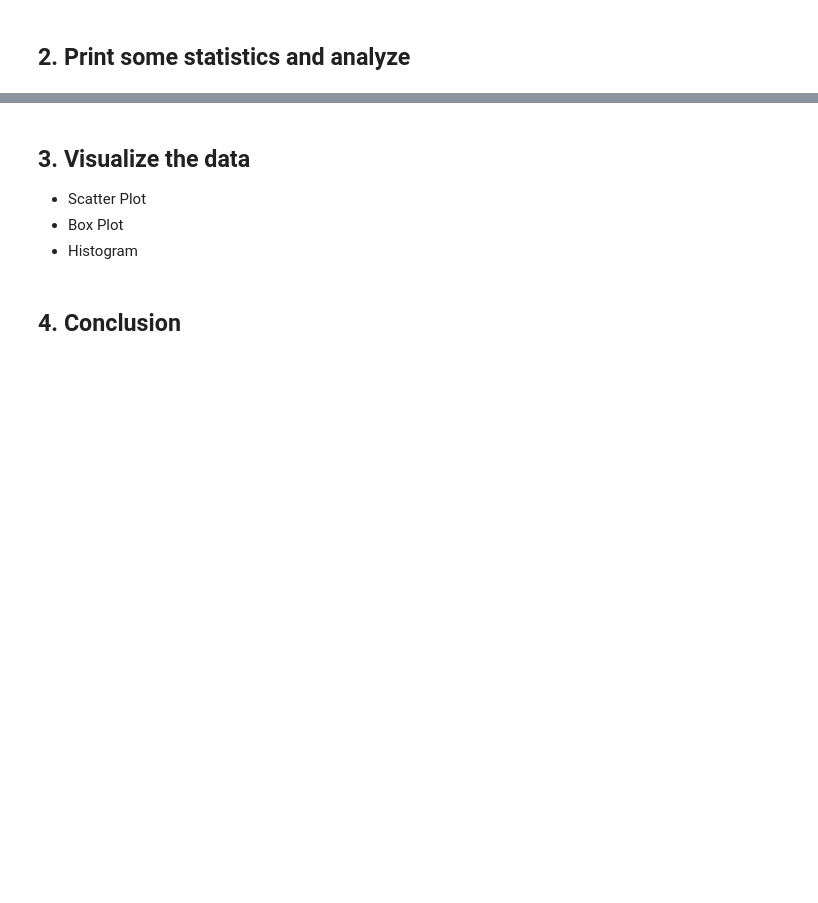
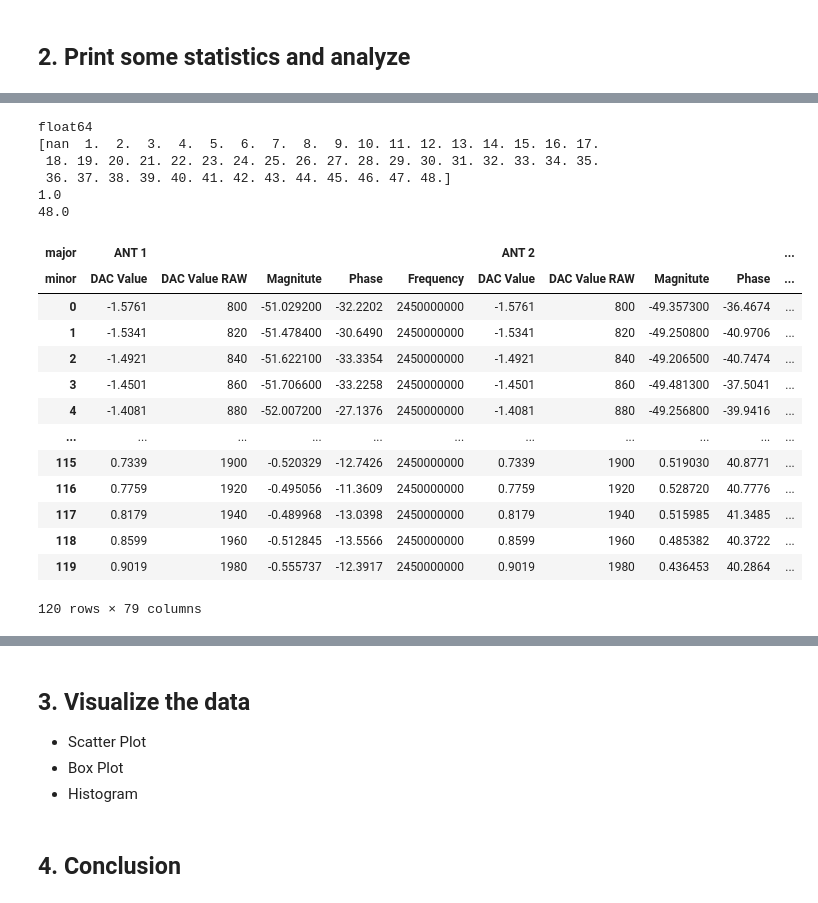
Before and after one commit to yhfrds/data-science-and-machine-learning-1, a Jupyter notebook: Lab 1/DS_ML_I_P1b.ipynb, the cells around one changed output, grey strips where cells are left out. Cells and saved outputs as stored; diff of their text form; code cells hidden in the pictures; blank space fills up the shorter version.

```diff
--- a/Lab 1/DS_ML_I_P1b.ipynb
+++ b/Lab 1/DS_ML_I_P1b.ipynb
@@ -21,6 +21,9 @@ import pandas as pd
 import glob
 import os
 import numpy as np
+# %%
+pd.options.display.max_columns=1000
+pd.options.display.max_rows=20
 # %% [markdown]
 The code loads measurement data from multiple Excel files, each containing measurement data from 15 antennas, and organizes it into one structured DataFrame. It fulfills the task requirements by:
 
@@ -48,5 +51,5 @@ for file in file_paths:
     df["filename"] = os.path.splitext(os.path.basename(file))[0]
     dfs.append(pd.concat(file_data, axis=1))
 
-measurement_df = pd.concat(dfs, ignore_index=True)
+df_measurement = pd.concat(dfs, ignore_index=True)
 # %% [output]
@@ -57,9 +60,10 @@ The object information was read into a DataFrame from the measurement protocol f
 # %%
-oi = pd.read_excel("P1b/Messprotokoll_18_04_2023_open_V1.xlsx", sheet_name='Tabelle2').rename(columns={
+oi = pd.read_excel("P1b/Messprotokoll_18_04_2023.xlsx", skiprows=6, usecols="C:H").rename(columns={
     "Messung": "measurement",
     "Gegenstand": "object",
     "Postion": "position",
     "Dateienname ": "filename",
-    "Bild ": "picture"
+    "Bild ": "picture",
+    "Anmerkungen": "comments"
 })
 # %% [markdown]
@@ -76,2 +74,8 @@ measurement_df['image_name'] = measurement_df['filename'].map(mp['picture'])
+# %%
+df_measurement['filename'] = df_measurement['filename'].astype(str).str.strip()
+
+df_measurement['object'] = df_measurement['filename'].map(oi['object'])
+df_measurement['orientation'] = df_measurement['filename'].map(oi['position'])
+df_measurement['image_name'] = df_measurement['filename'].map(oi['picture'])
 # %% [markdown]
 ## 2. Print some statistics and analyze
@@ -77,0 +120,30 @@ measurement_df['image_name'] = measurement_df['filename'].map(mp['picture'])
+# %%
+print(df_measurement['image_name'].dtype)
+print(df_measurement['image_name'].unique())
+print(df_measurement['image_name'].min())
+print(df_measurement['image_name'].max())
+# %% [output]
+float64
+[nan  1.  2.  3.  4.  5.  6.  7.  8.  9. 10. 11. 12. 13. 14. 15. 16. 17.
+ 18. 19. 20. 21. 22. 23. 24. 25. 26. 27. 28. 29. 30. 31. 32. 33. 34. 35.
+ 36. 37. 38. 39. 40. 41. 42. 43. 44. 45. 46. 47. 48.]
+1.0
+48.0
+# %%
+df_missing = df_measurement[df_measurement.isna().any(axis=1)]
+df_missing
+# %% [output]
+| major | ANT 1 |  |  |  |  | ANT 2 |  |  |  | ... |
+| minor | DAC Value | DAC Value RAW | Magnitute | Phase | Frequency | DAC Value | DAC Value RAW | Magnitute | Phase | ... |
+| 0 | -1.5761 | 800 | -51.029200 | -32.2202 | 2450000000 | -1.5761 | 800 | -49.357300 | -36.4674 | ... |
+| 1 | -1.5341 | 820 | -51.478400 | -30.6490 | 2450000000 | -1.5341 | 820 | -49.250800 | -40.9706 | ... |
+| 2 | -1.4921 | 840 | -51.622100 | -33.3354 | 2450000000 | -1.4921 | 840 | -49.206500 | -40.7474 | ... |
+| 3 | -1.4501 | 860 | -51.706600 | -33.2258 | 2450000000 | -1.4501 | 860 | -49.481300 | -37.5041 | ... |
+| 4 | -1.4081 | 880 | -52.007200 | -27.1376 | 2450000000 | -1.4081 | 880 | -49.256800 | -39.9416 | ... |
+| ... | ... | ... | ... | ... | ... | ... | ... | ... | ... | ... |
+| 115 | 0.7339 | 1900 | -0.520329 | -12.7426 | 2450000000 | 0.7339 | 1900 | 0.519030 | 40.8771 | ... |
+| 116 | 0.7759 | 1920 | -0.495056 | -11.3609 | 2450000000 | 0.7759 | 1920 | 0.528720 | 40.7776 | ... |
+| 117 | 0.8179 | 1940 | -0.489968 | -13.0398 | 2450000000 | 0.8179 | 1940 | 0.515985 | 41.3485 | ... |
+| 118 | 0.8599 | 1960 | -0.512845 | -13.5566 | 2450000000 | 0.8599 | 1960 | 0.485382 | 40.3722 | ... |
+| 119 | 0.9019 | 1980 | -0.555737 | -12.3917 | 2450000000 | 0.9019 | 1980 | 0.436453 | 40.2864 | ... |
+120 rows × 79 columns
```
Also changed, not shown: parts of 9 cells of this notebook.
